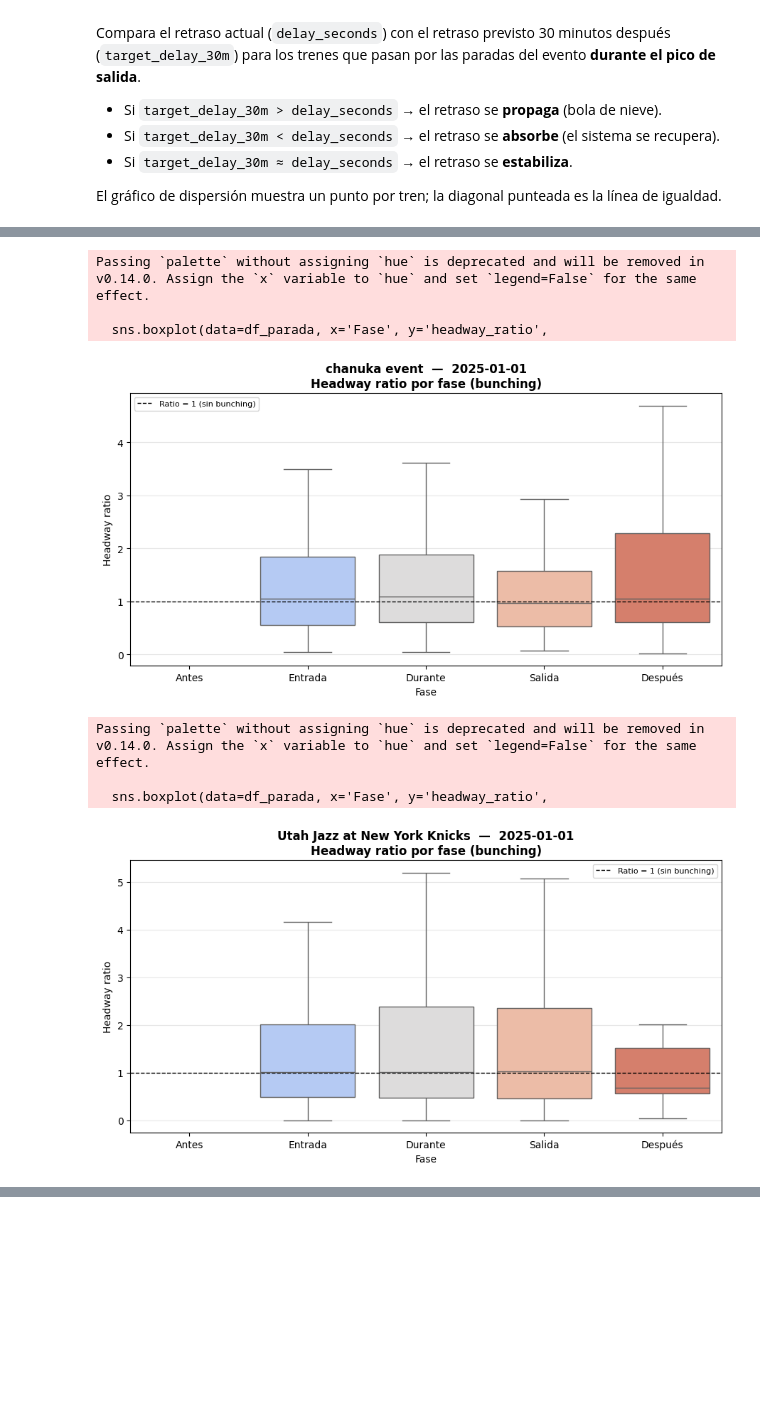
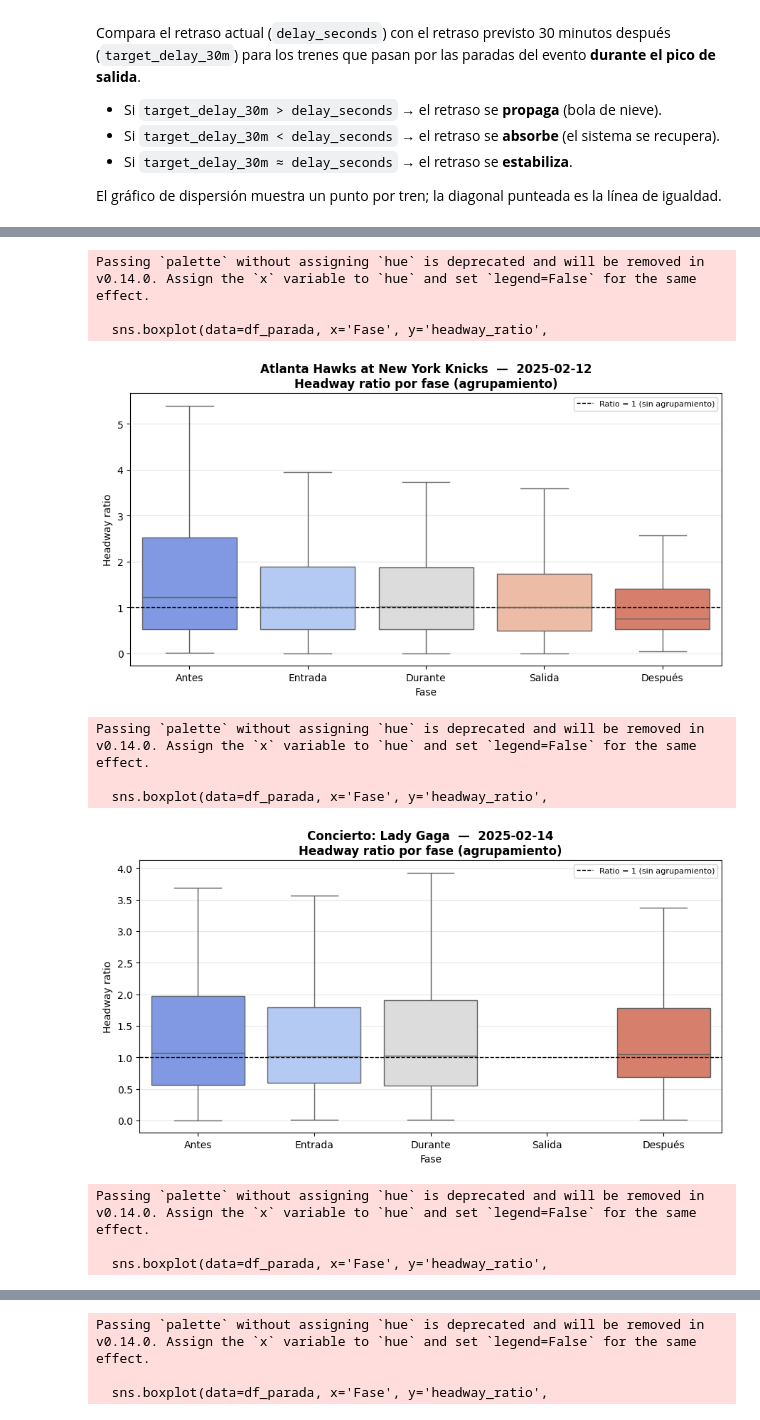
Before and after one commit to UCM-GIDIA-PD1/c2526-R5, a Jupyter notebook: notebooks/analisis_eventos.ipynb, the cells around one changed output, grey strips where cells are left out. Drawn from its saved outputs; the diff is of its cells as text; code cells hidden in the pictures; blank space fills up the shorter version.

```diff
--- a/notebooks/analisis_eventos.ipynb
+++ b/notebooks/analisis_eventos.ipynb
@@ -27,8 +27,8 @@ if secret_key is None:
     raise AssertionError("MINIO_SECRET_KEY no definida.")
 
 # ── Rango de fechas ───────────────────────────────────────────────────────────
-fecha_inicio = "2025-01-01"
-fecha_fin    = "2025-01-01"
+fecha_inicio = "2025-02-10"
+fecha_fin    = "2025-02-15"
 fechas = pd.date_range(fecha_inicio, fecha_fin).strftime("%Y-%m-%d").tolist()
 
 dfs_s, dfs_e = [], []
@@ -175,19 +191,21 @@ def filtrar_circular(df_dia, df_dia_sig, t_start, t_end, col='td_real'):
     - t_start / t_end : pd.Timedelta (pueden ser negativos o >24 h).
     Devuelve un DataFrame concatenado ya filtrado.
     """
-    # Normalizar al rango [0, 24h)
-    t0 = t_start % DIA
-    t1 = t_end   % DIA
+    partes = []
 
-    if t_end <= DIA:  # ventana entera dentro del mismo día
-        return df_dia[(df_dia[col] >= t0) & (df_dia[col] <= t1)]
+    # Parte del día actual: solo si el window cubre algo antes de medianoche
+    t_start_hoy = max(t_start, pd.Timedelta(0))
+    t_end_hoy   = min(t_end, DIA)
+    if t_start_hoy < t_end_hoy:
+        partes.append(df_dia[(df_dia[col] >= t_start_hoy) & (df_dia[col] <= t_end_hoy)])
 
-    # La ventana cruza medianoche: parte en el día actual y parte en el siguiente
-    parte_hoy = df_dia[df_dia[col] >= t0]
-    if df_dia_sig is None or df_dia_sig.empty:
-        return parte_hoy
-    parte_sig = df_dia_sig[df_dia_sig[col] <= t1]
-    return pd.concat([parte_hoy, parte_sig], ignore_index=True)
+    # Parte del día siguiente: si el window cruza medianoche
+    if t_end > DIA and df_dia_sig is not None and not df_dia_sig.empty:
+        t_start_sig = max(t_start - DIA, pd.Timedelta(0))
+        t_end_sig   = t_end - DIA
+        partes.append(df_dia_sig[(df_dia_sig[col] >= t_start_sig) & (df_dia_sig[col] <= t_end_sig)])
+
+    return pd.concat(partes, ignore_index=True) if partes else pd.DataFrame(columns=df_dia.columns)
 
 def get_df_dia_sig(df_base, fecha_str, stops=None, id_col='service_date'):
     """
@@ -195,11 +213,8 @@ def get_df_dia_sig(df_base, fecha_str, stops=None, id_col='service_date'):
     Filtra opcionalmente por lista de stop_id.
     """
     fecha_sig = _siguiente_fecha(fecha_str)
-    # Compatibilidad con service_date como string o Timestamp
     mask = (df_base[id_col].astype(str).str[:10] == fecha_sig)
     out  = df_base[mask]
     if stops is not None:
         out = out[out['stop_id'].isin(stops)]
     return out
-
-print('✓ Helpers de hora cíclica cargados: filtrar_circular / get_df_dia_sig')
@@ -341,9 +415,10 @@ El heatmap permite detectar en qué fase y en qué paradas se concentra el mayor
 # %%
+df_e_5f = df_e[df_e['tipo'] != 'Concierto'].reset_index(drop=True)  # excluir conciertos (hora aproximada)
 resumen_final = []
 
 ventana = pd.Timedelta(hours=1.5)
 
-for index, fila in df_e.iterrows():
+for index, fila in df_e_5f.iterrows():
     evento_nombre = fila['nombre_evento']
     stop          = fila['stop_id']
     fecha         = fila['fecha_inicio']
@@ -947,8 +1143,8 @@ else:
         fig, ax = plt.subplots(figsize=(9, 5))
         sns.boxplot(data=df_parada, x='Fase', y='headway_ratio',
                     order=orden_fases, palette='coolwarm', ax=ax, showfliers=False)
-        ax.axhline(1.0, color='black', linestyle='--', linewidth=1, label='Ratio = 1 (sin bunching)')
-        ax.set_title(f'{evento_nombre}  —  {fecha}\nHeadway ratio por fase (bunching)',
+        ax.axhline(1.0, color='black', linestyle='--', linewidth=1, label='Ratio = 1 (sin agrupamiento)')
+        ax.set_title(f'{evento_nombre}  —  {fecha}\nHeadway ratio por fase (agrupamiento)',
                      fontweight='bold')
         ax.set_xlabel('Fase'); ax.set_ylabel('Headway ratio')
         ax.legend(fontsize=8); ax.grid(axis='y', alpha=0.3)
@@ -962,8 +1158,11 @@ Passing `palette` without assigning `hue` is deprecated and will be removed in v
 Passing `palette` without assigning `hue` is deprecated and will be removed in v0.14.0. Assign the `x` variable to `hue` and set `legend=False` for the same effect.
 
   sns.boxplot(data=df_parada, x='Fase', y='headway_ratio',
-[figure, old version]
+[figure, new version]
 Passing `palette` without assigning `hue` is deprecated and will be removed in v0.14.0. Assign the `x` variable to `hue` and set `legend=False` for the same effect.
 
   sns.boxplot(data=df_parada, x='Fase', y='headway_ratio',
-[figure, old version]
+[figure, new version]
+Passing `palette` without assigning `hue` is deprecated and will be removed in v0.14.0. Assign the `x` variable to `hue` and set `legend=False` for the same effect.
+
+  sns.boxplot(data=df_parada, x='Fase', y='headway_ratio',
@@ -969,0 +1170,3 @@ Passing `palette` without assigning `hue` is deprecated and will be removed in v
+Passing `palette` without assigning `hue` is deprecated and will be removed in v0.14.0. Assign the `x` variable to `hue` and set `legend=False` for the same effect.
+
+  sns.boxplot(data=df_parada, x='Fase', y='headway_ratio',
```
Also changed, not shown: parts of 30 cells of this notebook, 3 other files.
